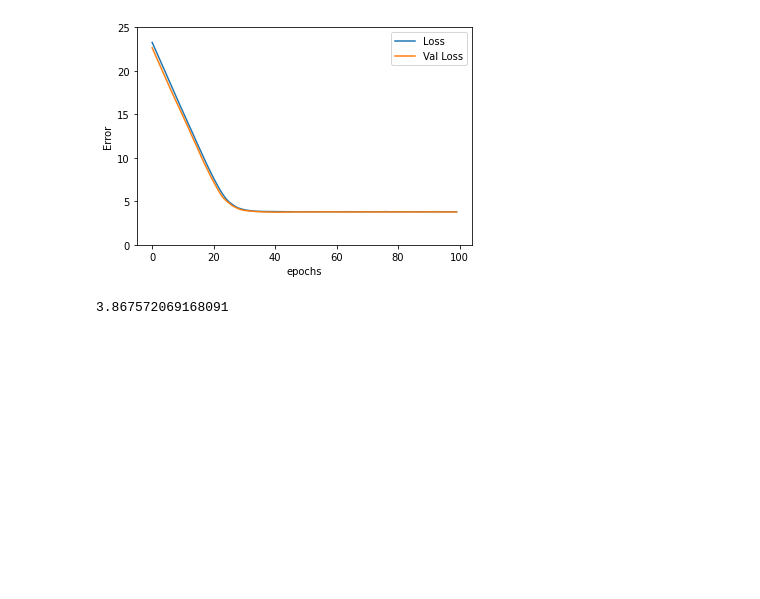
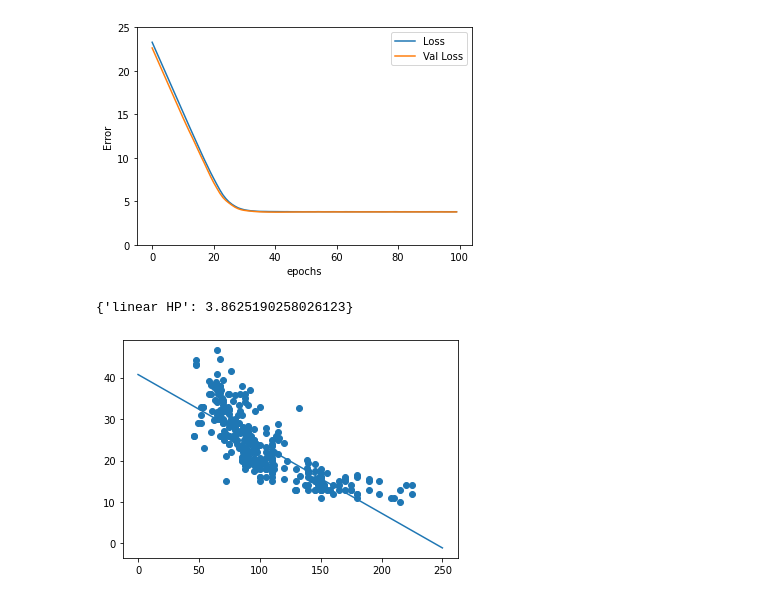
Before and after one commit to agvar/mec-mini-projects, a Jupyter notebook: EDA/auto_mpg_keras.ipynb, the cells around one changed output. Cells and saved outputs as stored; diff of their text form; code cells hidden in the pictures; blank space fills up the shorter version.

```diff
--- a/EDA/auto_mpg_keras.ipynb
+++ b/EDA/auto_mpg_keras.ipynb
@@ -235,10 +235,19 @@ plt.ylim(0,25);
 # %% [output]
 [figure]
 # %%
-test_history=model.evaluate(df_test_X['Horsepower'],df_test_y,verbose=None)
-test_history
+test_results={}
+test_value=model.evaluate(df_test_X['Horsepower'],df_test_y,verbose=None)
+test_results['linear HP']=test_value
+test_results
 # %% [output]
-3.867572069168091
+{'linear HP': 3.8625190258026123}
+# %%
+x=tf.linspace(0,250,251)
+y=model.predict(x)
+plt.plot(x,y);
+plt.scatter(df_train_X['Horsepower'],df_train_y);
+# %% [output]
+[figure, added]
 # %%
 #Linear regression with multiple inputs
 normalizer=layers.Normalization()
```
Also changed, not shown: parts of 18 cells of this notebook, 3 other files.
